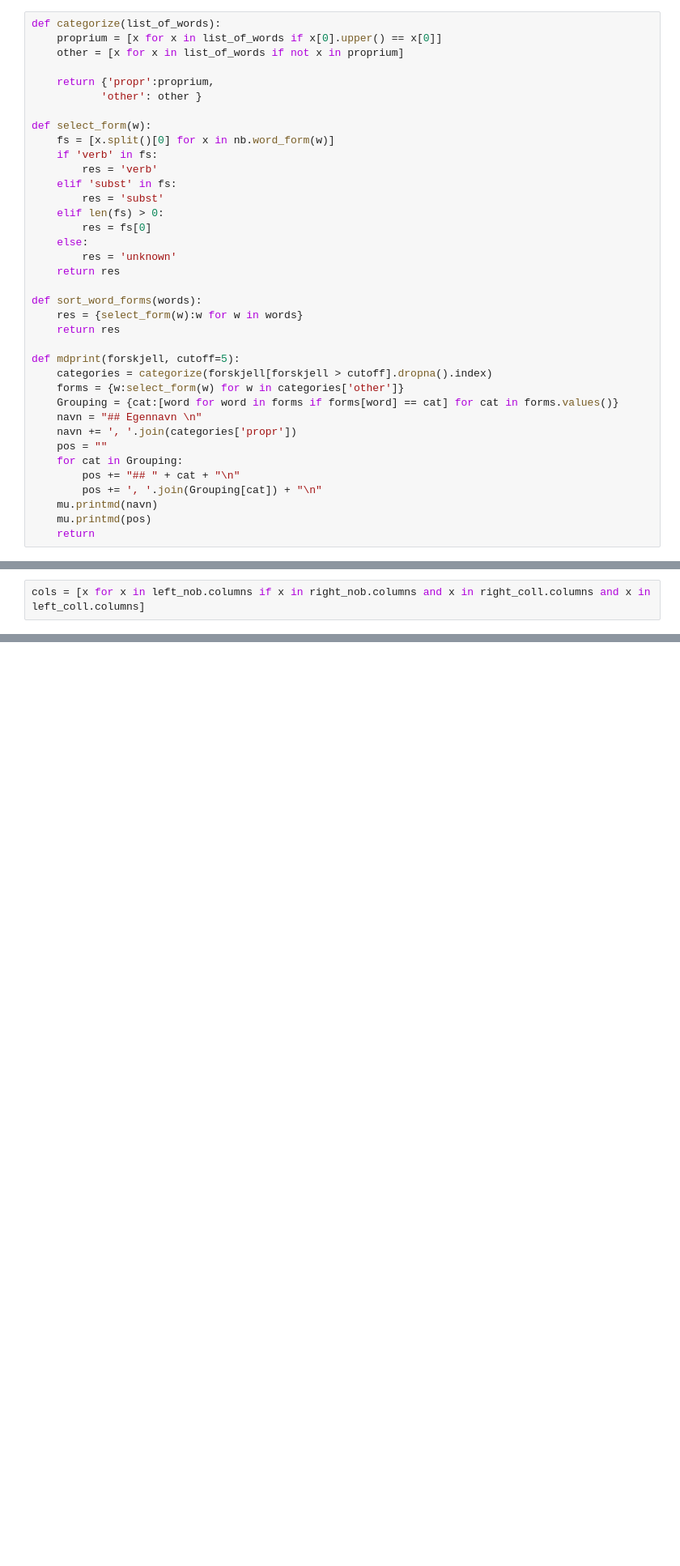
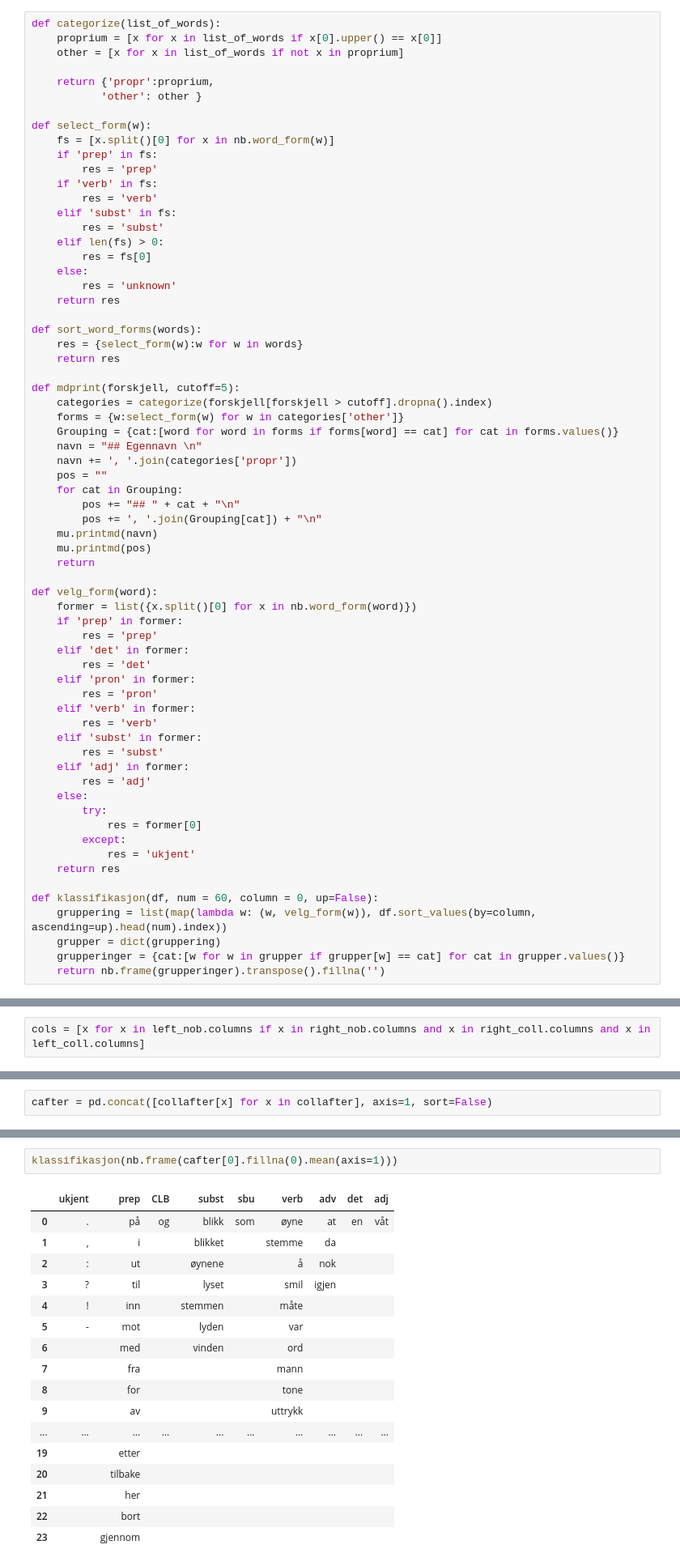
Before and after one commit to Yoonsen/Oversettelse, a Jupyter notebook: oversettelse_analyse_MONS-mandag-25.ipynb, the cells around one changed output, grey strips where cells are left out. Shown at 81% size. Drawn from its saved outputs; the diff is of its cells as text; blank space fills up the shorter version.

```diff
--- a/oversettelse_analyse_MONS-mandag-25.ipynb
+++ b/oversettelse_analyse_MONS-mandag-25.ipynb
@@ -61,6 +70,8 @@ def categorize(list_of_words):
 
 def select_form(w):
     fs = [x.split()[0] for x in nb.word_form(w)]
+    if 'prep' in fs:
+        res = 'prep'
     if 'verb' in fs:
         res = 'verb'
     elif 'subst' in fs:
@@ -88,6 +99,33 @@ def mdprint(forskjell, cutoff=5):
     mu.printmd(navn)
     mu.printmd(pos)
     return
+
+def velg_form(word):
+    former = list({x.split()[0] for x in nb.word_form(word)})
+    if 'prep' in former:
+        res = 'prep'
+    elif 'det' in former:
+        res = 'det'
+    elif 'pron' in former:
+        res = 'pron'
+    elif 'verb' in former:
+        res = 'verb'
+    elif 'subst' in former:
+        res = 'subst'
+    elif 'adj' in former:
+        res = 'adj'
+    else:
+        try:
+            res = former[0]
+        except:
+            res = 'ukjent'
+    return res
+
+def klassifikasjon(df, num = 60, column = 0, up=False):
+    gruppering = list(map(lambda w: (w, velg_form(w)), df.sort_values(by=column, ascending=up).head(num).index))
+    grupper = dict(gruppering)
+    grupperinger = {cat:[w for w in grupper if grupper[w] == cat] for cat in grupper.values()}
+    return nb.frame(grupperinger).transpose().fillna('')
 # %%
 def wordbags(words, urns):
     url = 'https://api.nb.no/ngram/wordbags'
@@ -757,0 +884,2 @@ right_coll.fillna(0).style.background_gradient(axis=1)
+# %%
+cafter = pd.concat([collafter[x] for x in collafter], axis=1, sort=False)
@@ -757,0 +934,20 @@ right_coll.fillna(0).style.background_gradient(axis=1)
+# %%
+klassifikasjon(nb.frame(cafter[0].fillna(0).mean(axis=1)))
+# %% [output]
+|  | ukjent | prep | CLB | subst | sbu | verb | adv | det | adj |
+| 0 | . | på | og | blikk | som | øyne | at | en | våt |
+| 1 | , | i |  | blikket |  | stemme | da |  |  |
+| 2 | : | ut |  | øynene |  | å | nok |  |  |
+| 3 | ? | til |  | lyset |  | smil | igjen |  |  |
+| 4 | ! | inn |  | stemmen |  | måte |  |  |  |
+| 5 | - | mot |  | lyden |  | var |  |  |  |
+| 6 |  | med |  | vinden |  | ord |  |  |  |
+| 7 |  | fra |  |  |  | mann |  |  |  |
+| 8 |  | for |  |  |  | tone |  |  |  |
+| 9 |  | av |  |  |  | uttrykk |  |  |  |
+| ... | ... | ... | ... | ... | ... | ... | ... | ... | ... |
+| 19 |  | etter |  |  |  |  |  |  |  |
+| 20 |  | tilbake |  |  |  |  |  |  |  |
+| 21 |  | her |  |  |  |  |  |  |  |
+| 22 |  | bort |  |  |  |  |  |  |  |
+| 23 |  | gjennom |  |  |  |  |  |  |  |
```
Also changed, not shown: parts of 35 cells of this notebook, 10 other files.
